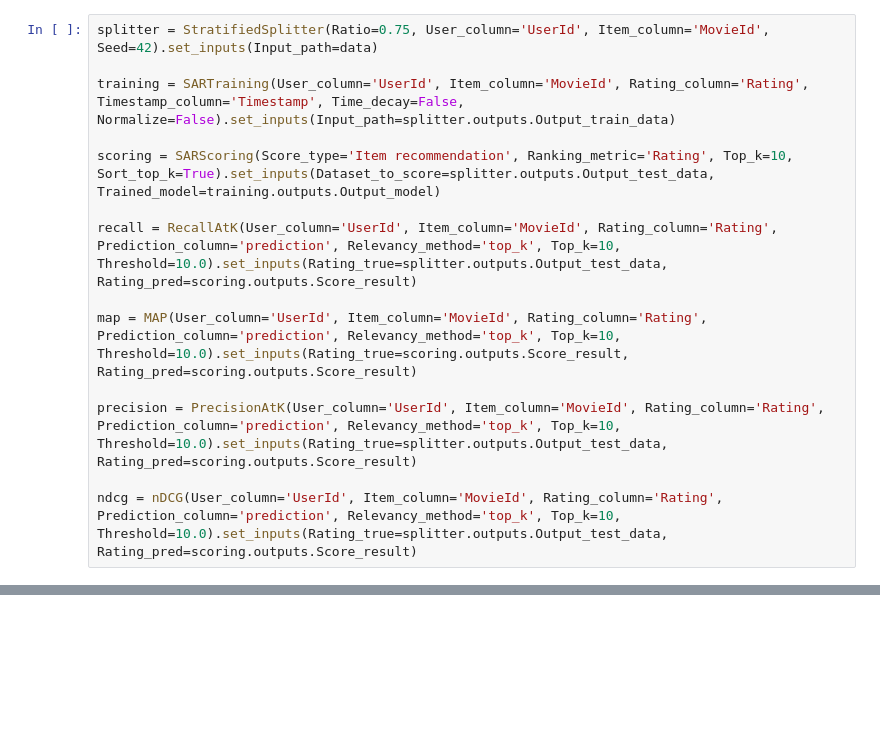
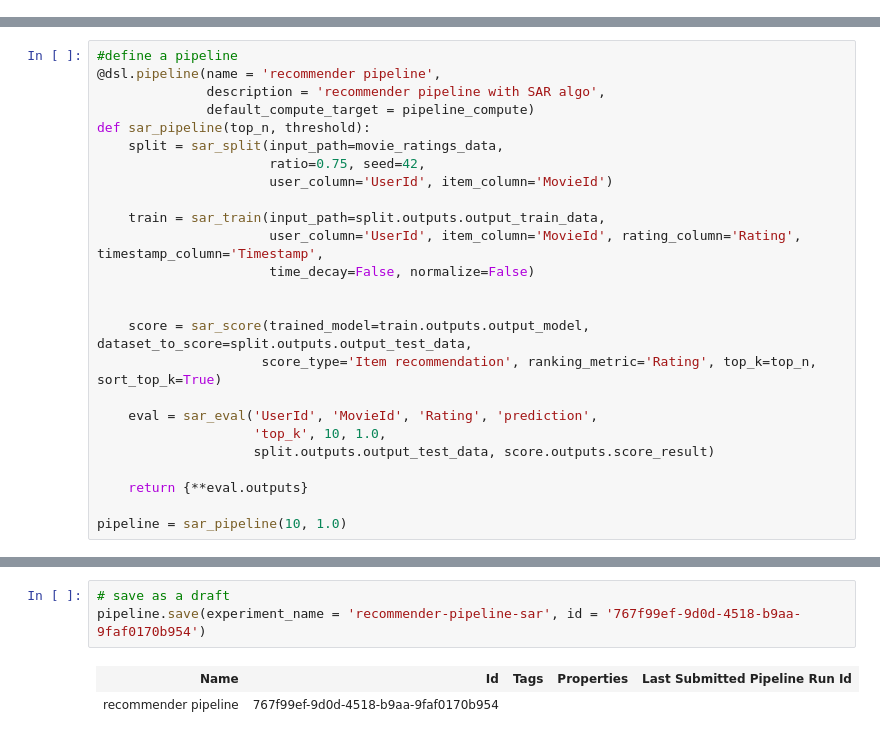
Before and after one commit to wangchao1230/hello-aml-modules, a Jupyter notebook: pipeline_recommender.ipynb, the cells around one changed output, grey strips where cells are left out. Saved outputs shown, nothing was run; the diff lists cells and outputs as text; blank space fills up the shorter version.

```diff
--- a/pipeline_recommender.ipynb
+++ b/pipeline_recommender.ipynb
@@ -30,14 +103,0 @@ microsoft.com/cat://Stratified Splitter(Input_path: 'Input path' = None, Ratio:
-# %%
-splitter = StratifiedSplitter(Ratio=0.75, User_column='UserId', Item_column='MovieId', Seed=42).set_inputs(Input_path=data)
-
-training = SARTraining(User_column='UserId', Item_column='MovieId', Rating_column='Rating', Timestamp_column='Timestamp', Time_decay=False, Normalize=False).set_inputs(Input_path=splitter.outputs.Output_train_data)
-
-scoring = SARScoring(Score_type='Item recommendation', Ranking_metric='Rating', Top_k=10, Sort_top_k=True).set_inputs(Dataset_to_score=splitter.outputs.Output_test_data, Trained_model=training.outputs.Output_model)
-
-recall = RecallAtK(User_column='UserId', Item_column='MovieId', Rating_column='Rating', Prediction_column='prediction', Relevancy_method='top_k', Top_k=10, Threshold=10.0).set_inputs(Rating_true=splitter.outputs.Output_test_data, Rating_pred=scoring.outputs.Score_result)
-
-map = MAP(User_column='UserId', Item_column='MovieId', Rating_column='Rating', Prediction_column='prediction', Relevancy_method='top_k', Top_k=10, Threshold=10.0).set_inputs(Rating_true=scoring.outputs.Score_result, Rating_pred=scoring.outputs.Score_result)
-
-precision = PrecisionAtK(User_column='UserId', Item_column='MovieId', Rating_column='Rating', Prediction_column='prediction', Relevancy_method='top_k', Top_k=10, Threshold=10.0).set_inputs(Rating_true=splitter.outputs.Output_test_data, Rating_pred=scoring.outputs.Score_result)
-
-ndcg = nDCG(User_column='UserId', Item_column='MovieId', Rating_column='Rating', Prediction_column='prediction', Relevancy_method='top_k', Top_k=10, Threshold=10.0).set_inputs(Rating_true=splitter.outputs.Output_test_data, Rating_pred=scoring.outputs.Score_result)
@@ -76,0 +130,25 @@ ActivityFailedException: ActivityFailedException:
+# %%
+#define a pipeline
+@dsl.pipeline(name = 'recommender pipeline',
+              description = 'recommender pipeline with SAR algo',
+              default_compute_target = pipeline_compute)
+def sar_pipeline(top_n, threshold):
+    split = sar_split(input_path=movie_ratings_data,
+                      ratio=0.75, seed=42,
+                      user_column='UserId', item_column='MovieId')
+
+    train = sar_train(input_path=split.outputs.output_train_data,
+                      user_column='UserId', item_column='MovieId', rating_column='Rating', timestamp_column='Timestamp',
+                      time_decay=False, normalize=False)
+
+
+    score = sar_score(trained_model=train.outputs.output_model, dataset_to_score=split.outputs.output_test_data,
+                     score_type='Item recommendation', ranking_metric='Rating', top_k=top_n, sort_top_k=True)
+
+    eval = sar_eval('UserId', 'MovieId', 'Rating', 'prediction',
+                    'top_k', 10, 1.0,
+                    split.outputs.output_test_data, score.outputs.score_result)
+
+    return {**eval.outputs}
+
+pipeline = sar_pipeline(10, 1.0)
@@ -76,0 +161,6 @@ ActivityFailedException: ActivityFailedException:
+# %%
+# save as a draft
+pipeline.save(experiment_name = 'recommender-pipeline-sar', id = '767f99ef-9d0d-4518-b9aa-9faf0170b954')
+# %% [output]
+| Name | Id | Tags | Properties | Last Submitted Pipeline Run Id |
+| recommender pipeline | 767f99ef-9d0d-4518-b9aa-9faf0170b954 |  |  |  |
```
Also changed, not shown: parts of 17 cells of this notebook, 10 other files.
